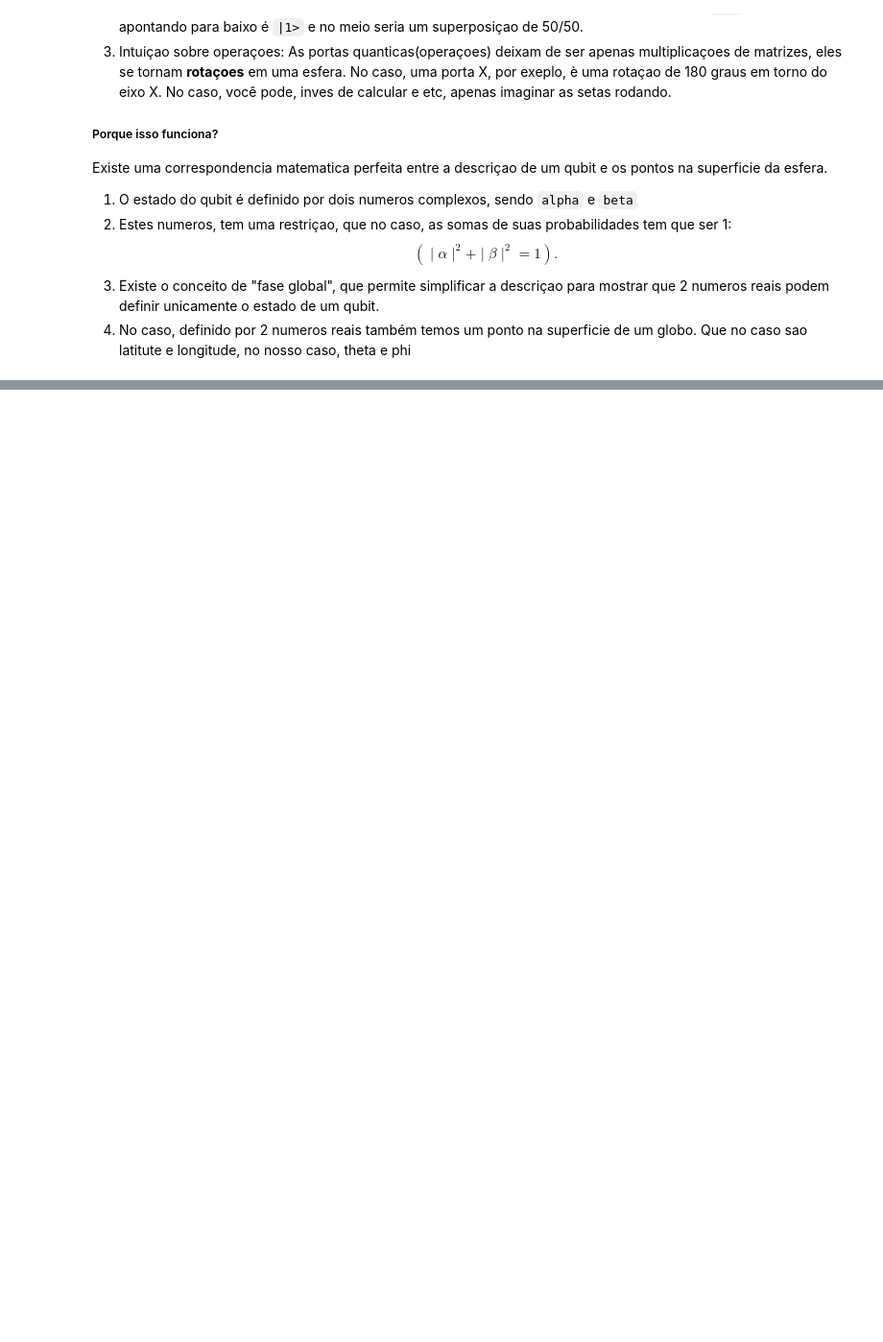
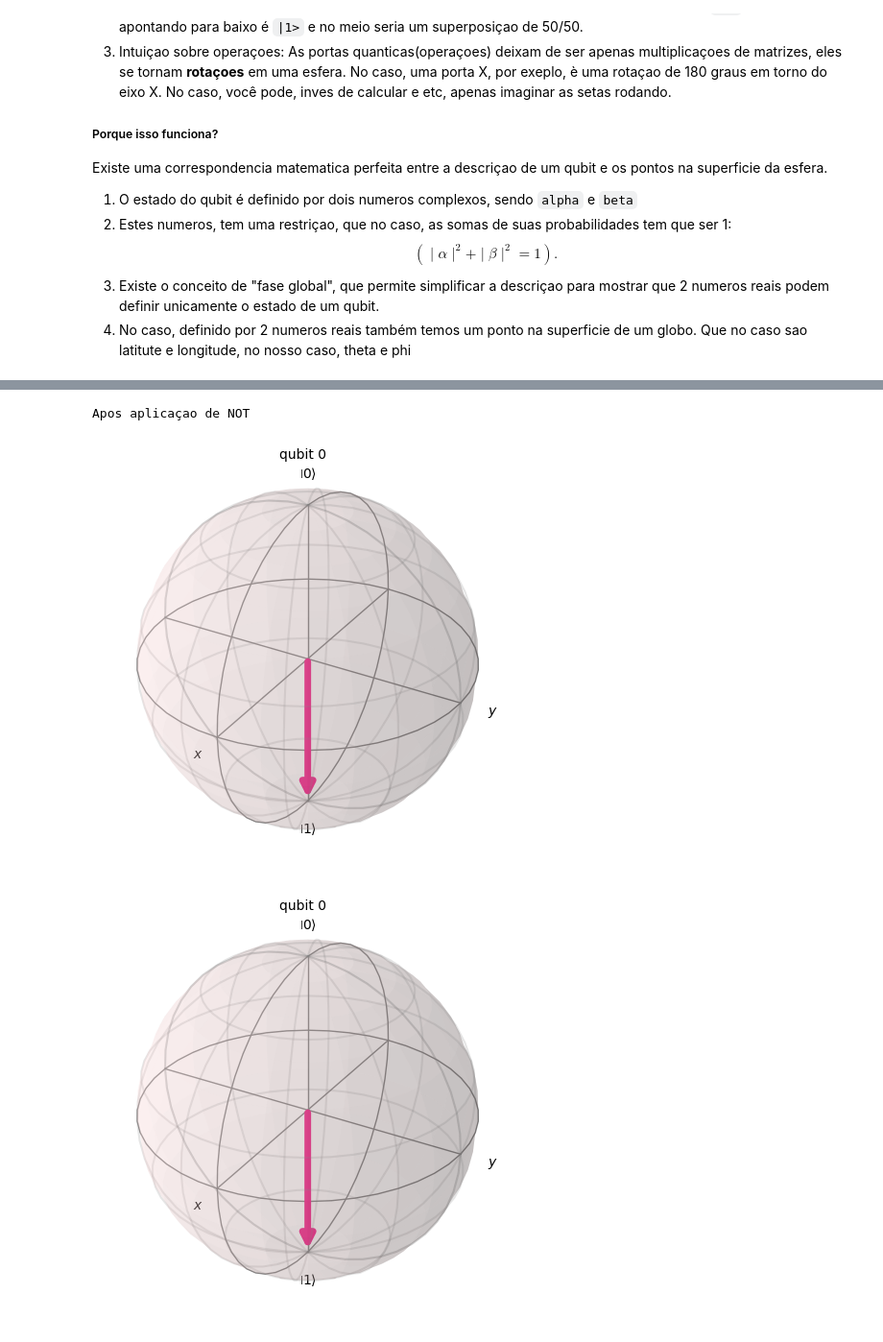
Before and after one commit to joaomoraski/quantum-computing-thesis, a Jupyter notebook: artigos/qiskit-learning.ipynb, the cells around one changed output, grey strips where cells are left out. Shown at 96% size. Drawn from its saved outputs; the diff is of its cells as text; code cells hidden in the pictures; blank space fills up the shorter version.

```diff
--- a/artigos/qiskit-learning.ipynb
+++ b/artigos/qiskit-learning.ipynb
@@ -119,0 +229,9 @@ Existe uma correspondencia matematica perfeita entre a descriçao de um qubit e
+# %%
+circuitNot.x(qNot) # aplica a porta X (NOT)
+print("Apos aplicaçao de NOT")
+state_vector_not = Statevector(circuitNot) # basicamente, pega o vetor de estados desse circuito
+plot_bloch_multivector(state_vector_not) # Coloca o multivetor para representar uma esfera de bloch
+# %% [output]
+Apos aplicaçao de NOT
+[figure, added]
+[figure, added]
```
Also changed, not shown: parts of 6 cells of this notebook, 3 other files.
